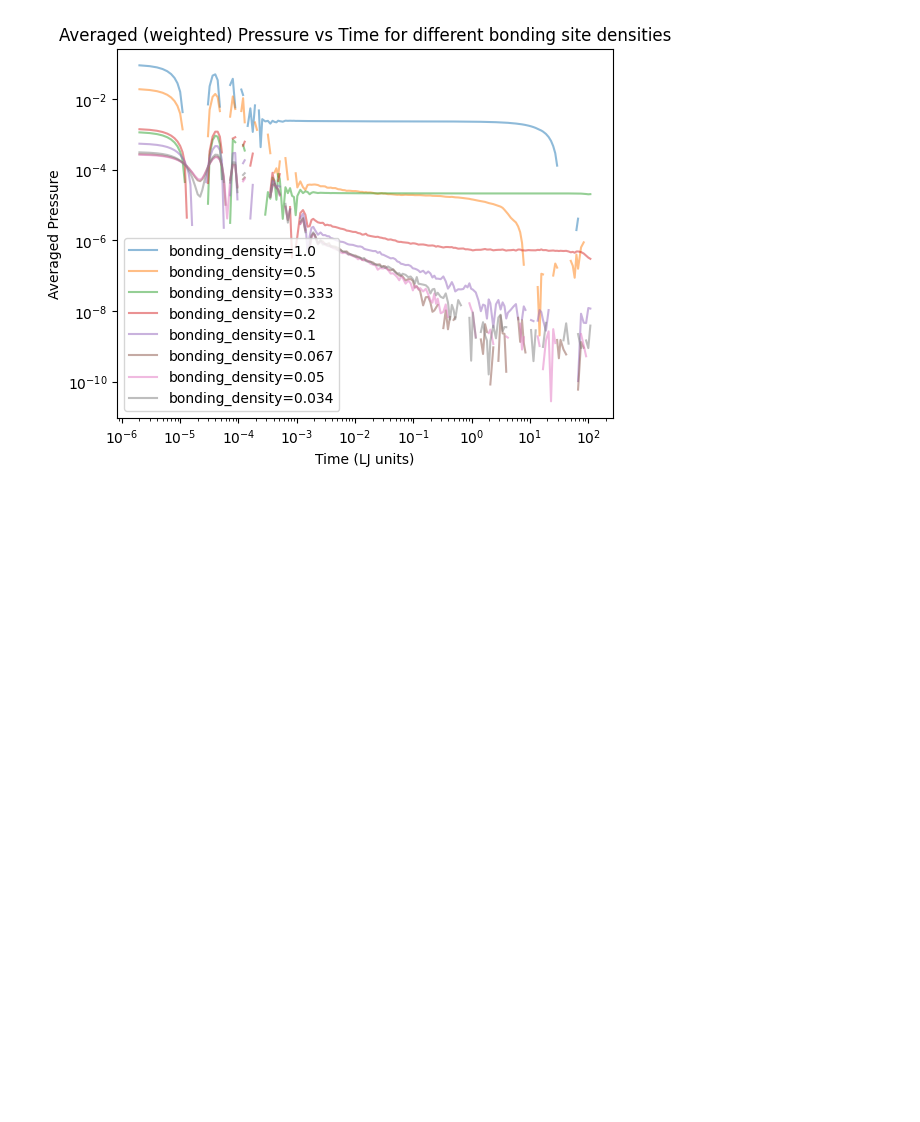
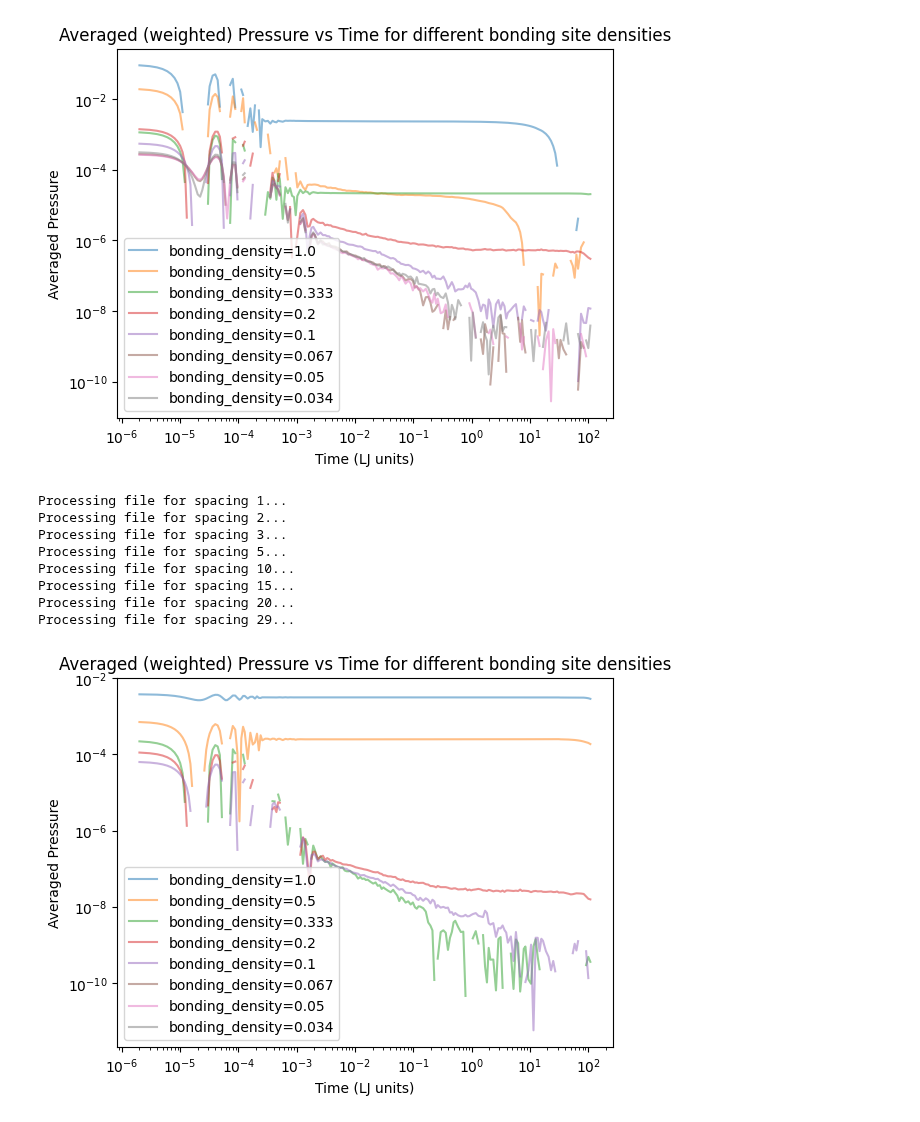
Before and after one commit to anotherbeaver/amine_polymers, a Jupyter notebook: logs/dyn_modulus mix 30 October.ipynb, the cells around one changed output. Cells and saved outputs as stored; diff of their text form; code cells hidden in the pictures; blank space fills up the shorter version.

Commit message:
Different bonding site density runs

```diff
--- a/logs/dyn_modulus mix 30 October.ipynb
+++ b/logs/dyn_modulus mix 30 October.ipynb
@@ -430,18 +430,18 @@ for i in [1, 2, 4, 8]:
 
     data = data[start:].reset_index(drop=True)
 
-    ave_press = (data['pxy'] + data['pxz'] + data['pyz']) / 5.0 + \
+    G_t = (data['pxy'] + data['pxz'] + data['pyz']) / 5.0 + \
             (data['px_y'] + data['px_z'] + data['py_z']) / 30.0
 
     # replace negative with NaN
-    ave_press = np.where(ave_press < 0, np.nan, ave_press)
+    G_t = np.where(G_t < 0, np.nan, G_t)
 
 
     # ave_press *= 40**3 / (1.0 * 1.0)  # V / (kB * T)
 
     print(data.head())
-    print(ave_press.min(), ave_press.max())
-    plt.loglog(data['time'][start:], ave_press[start:], alpha=0.5, label=f'ncount={i}')
+    print(G_t.min(), G_t.max())
+    plt.loglog(data['time'][start:], G_t[start:], alpha=0.5, label=f'ncount={i}')
     plt.xlabel('Time')
     plt.ylabel('Averaged Pressure')
     plt.title('Averaged (weighted) Pressure vs Time for different ncount')
@@ -494,18 +494,18 @@ for i in [10, 100, 1000, 1000000]:
 
     data = data[start:].reset_index(drop=True)
 
-    ave_press = (data['pxy'] + data['pxz'] + data['pyz']) / 5.0 + \
+    G_t = (data['pxy'] + data['pxz'] + data['pyz']) / 5.0 + \
             (data['px_y'] + data['px_z'] + data['py_z']) / 30.0
 
     # replace negative with NaN
-    ave_press = np.where(ave_press < 0, np.nan, ave_press)
+    G_t = np.where(G_t < 0, np.nan, G_t)
 
 
     # ave_press *= 40**3 / (1.0 * 1.0)  # V / (kB * T)
 
     # print(data.head())
     # print(ave_press.min(), ave_press.max())
-    plt.loglog(data['time'][start:], ave_press[start:], alpha=0.5, label=f'freq={i}')
+    plt.loglog(data['time'][start:], G_t[start:], alpha=0.5, label=f'freq={i}')
 plt.xlabel('Time')
 plt.ylabel('Averaged Pressure')
 plt.title('Averaged (weighted) Pressure vs Time for different freq')
@@ -530,11 +530,11 @@ for i in [1, 2, 3, 5, 10, 15, 20, 29]:
 
         data = data[start:].reset_index(drop=True)
 
-        ave_press = (data['pxy'] + data['pxz'] + data['pyz']) / 5.0 + \
+        G_t = (data['pxy'] + data['pxz'] + data['pyz']) / 5.0 + \
                 (data['px_y'] + data['px_z'] + data['py_z']) / 30.0
 
         # replace negative with NaN
-        ave_press = np.where(ave_press < 0, np.nan, ave_press)
+        G_t = np.where(G_t < 0, np.nan, G_t)
 
         # ave_press = ave_press / ave_press[0]  # normalize by initial value
 
@@ -545,7 +545,7 @@ for i in [1, 2, 3, 5, 10, 15, 20, 29]:
 
         # print(data.head())
         # print(ave_press.min(), ave_press.max())
-        plt.loglog(data['time'][start:], ave_press[start:], alpha=0.5, label=f'bonding_density={bonding_density}')
+        plt.loglog(data['time'][start:], G_t[start:], alpha=0.5, label=f'bonding_density={bonding_density}')
         plt.legend()
     except FileNotFoundError:
         print(f"File for spacing {i} not found. Skipping.")
@@ -564,3 +564,53 @@ Processing file for spacing 15...
 Processing file for spacing 20...
 Processing file for spacing 29...
 [figure]
+# %%
+import pandas as pd
+import numpy as np
+import matplotlib.pyplot as plt
+
+seed = 100
+for i in [1, 2, 3, 5, 10, 15, 20, 29]:
+    try:
+        file = f"logs/press_50_spacing{i}_seed{seed}.dat"
+        data = pd.read_csv(file, delimiter=' ', skiprows=3, index_col=False, names=['time', 'px_y', 'px_z', 'py_z', 'pxy', 'pxz', 'pyz'])
+        print(f"Processing file for spacing {i}...")
+        bonding_density = round((1 / i), 3)
+        start = 1
+
+        data = data[start:].reset_index(drop=True)
+
+        G_t = (data['pxy'] + data['pxz'] + data['pyz']) / 5.0 + \
+                (data['px_y'] + data['px_z'] + data['py_z']) / 30.0
+
+        # replace negative with NaN
+        G_t = np.where(G_t < 0, np.nan, G_t)
+
+        # ave_press = ave_press / ave_press[0]  # normalize by initial value
+
+        data['time'] = data['time'] * 0.001  # convert time to LJ units
+
+
+        # ave_press *= 40**3 / (1.0 * 1.0)  # V / (kB * T)
+
+        # print(data.head())
+        # print(ave_press.min(), ave_press.max())
+        plt.loglog(data['time'][start:], G_t[start:], alpha=0.5, label=f'bonding_density={bonding_density}')
+        plt.legend()
+    except FileNotFoundError:
+        print(f"File for spacing {i} not found. Skipping.")
+
+plt.xlabel('Time (LJ units)')
+plt.ylabel('Averaged Pressure')
+plt.title('Averaged (weighted) Pressure vs Time for different bonding site densities')
+plt.show()
+# %% [output]
+Processing file for spacing 1...
+Processing file for spacing 2...
+Processing file for spacing 3...
+Processing file for spacing 5...
+Processing file for spacing 10...
+Processing file for spacing 15...
+Processing file for spacing 20...
+Processing file for spacing 29...
+[figure, added]
```
Also changed, not shown: parts of 4 cells of this notebook, 2 other files.
